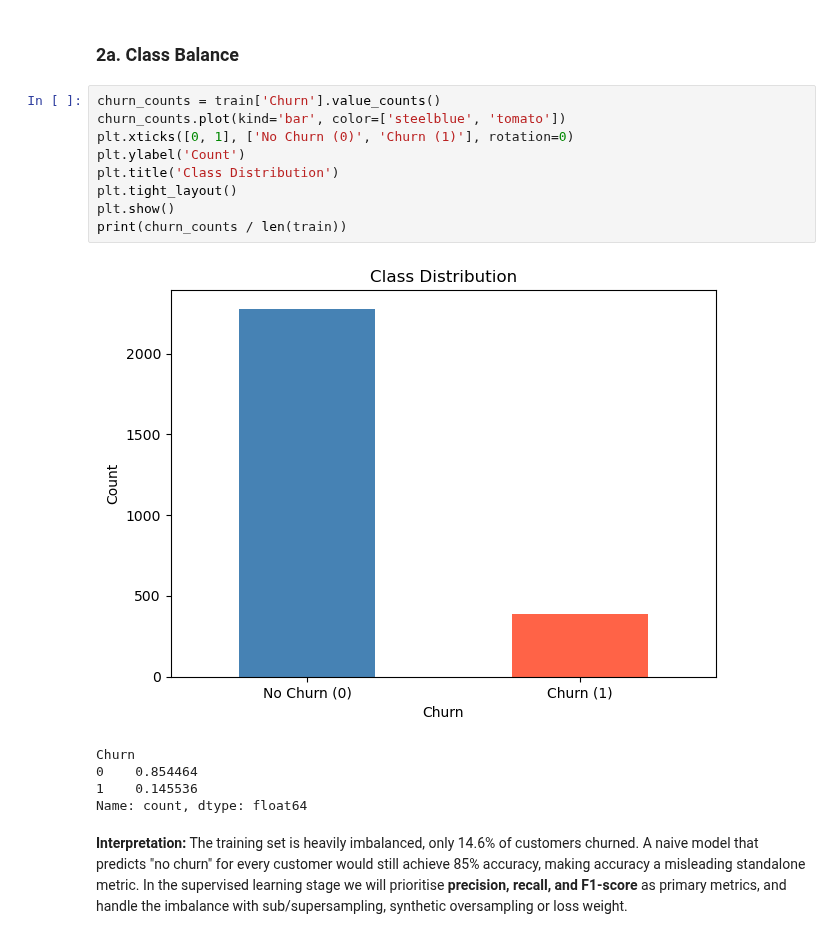
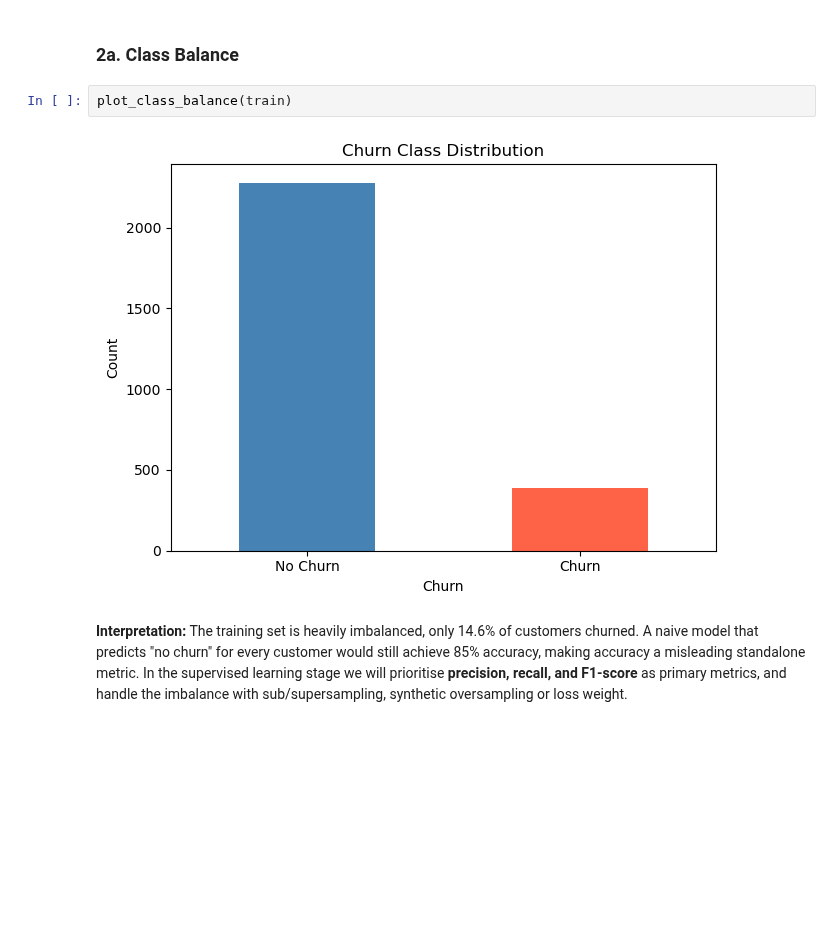
Before and after one commit to euph00/kddm_proj, a Jupyter notebook: project.ipynb, the cells around one changed output. Cells and saved outputs as stored; diff of their text form; blank space fills up the shorter version.

```diff
--- a/project.ipynb
+++ b/project.ipynb
@@ -148,21 +106,10 @@ test_scaled.to_csv('churn-bigml-processed-20.csv', index=False)
 ## 2. Exploratory Data Analysis (Training Set)
 # %% [markdown]
 ### 2a. Class Balance
-# %%
-churn_counts = train['Churn'].value_counts()
-churn_counts.plot(kind='bar', color=['steelblue', 'tomato'])
-plt.xticks([0, 1], ['No Churn (0)', 'Churn (1)'], rotation=0)
-plt.ylabel('Count')
-plt.title('Class Distribution')
-plt.tight_layout()
-plt.show()
-print(churn_counts / len(train))
-# %% [output]
-[figure, removed]
-Churn
-0    0.854464
-1    0.145536
-Name: count, dtype: float64
+# %%
+plot_class_balance(train)
+# %% [output]
+[figure, added]
 # %% [markdown]
 **Interpretation:** The training set is heavily imbalanced, only 14.6% of customers churned. A naive model that predicts "no churn" for every customer would still achieve 85% accuracy, making accuracy a misleading standalone metric. In the supervised learning stage we will prioritise **precision, recall, and F1-score** as primary metrics, and handle the imbalance with sub/supersampling, synthetic oversampling or loss weight.
 # %% [markdown]
```
Also changed, not shown: parts of 81 cells of this notebook, 5 other files.
